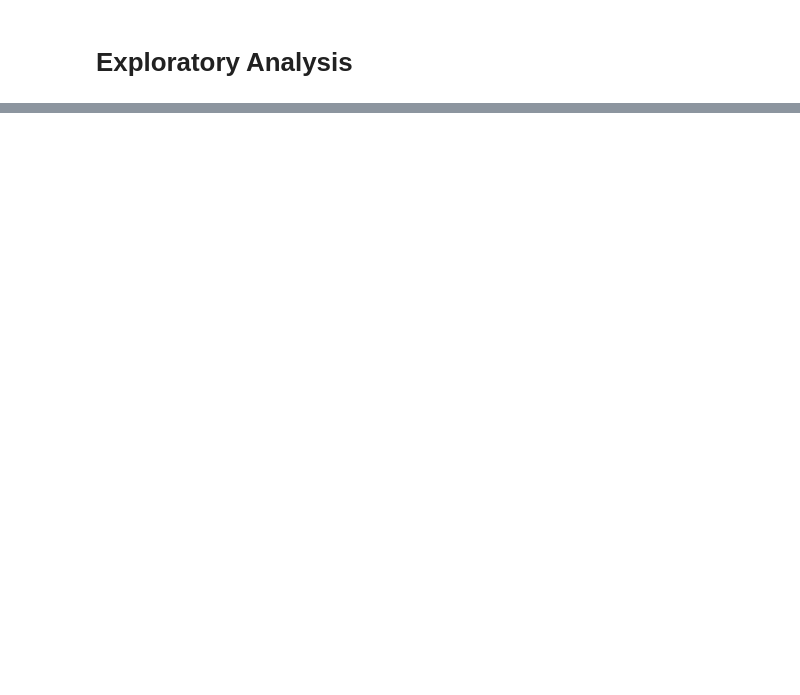
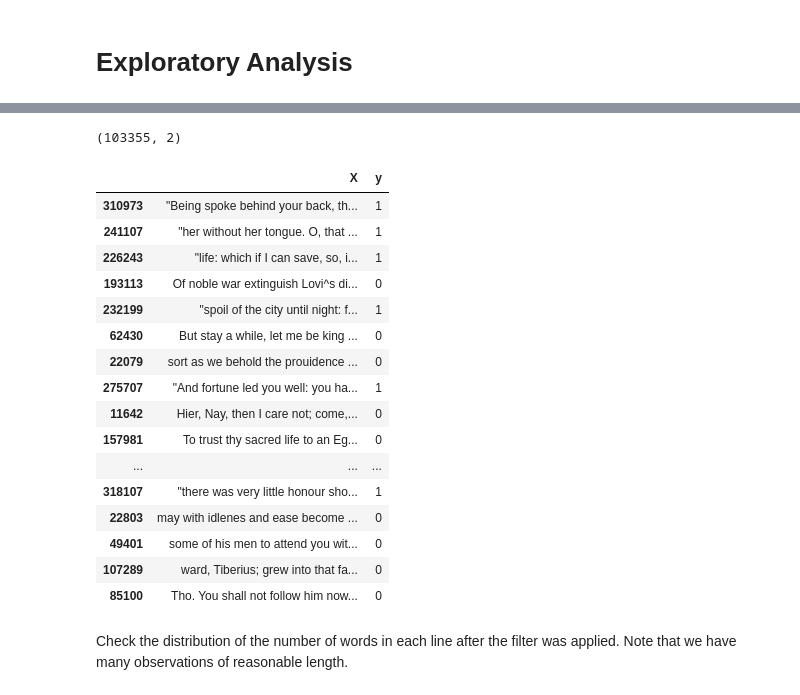
Before and after one commit to paulmattheww/Harvard-CS82-Advanced-ML, a Jupyter notebook: Assignments/HW6/CSCI E-82 HW6 Shakespeare.ipynb, the cells around one changed output, grey strips where cells are left out. Drawn from its saved outputs; the diff is of its cells as text; code cells hidden in the pictures; blank space fills up the shorter version.

```diff
--- a/Assignments/HW6/CSCI E-82 HW6 Shakespeare.ipynb
+++ b/Assignments/HW6/CSCI E-82 HW6 Shakespeare.ipynb
@@ -293,0 +647,6 @@ lines_clean
+# %%
+collections = list()
+for author, _ in urls.items():
+    print('Reading in plays for {}'.format(author))
+    with open(r'data/{}.txt'.format(author), 'r') as f:
+        collections.append(f.readlines())
@@ -293,0 +662,9 @@ lines_clean
+# %%
+# set up data
+# remove the admin text in files BY HAND
+print('Did you remove the credits from the text files, so that only plays are in the data?')
+flatten = lambda l: [item for sublist in l for item in sublist]
+not_shakespeare = flatten(collections)
+not_shakespeare = [str(s).split('\n') for s in not_shakespeare]
+not_shakespeare = flatten(collections)
+np.array(not_shakespeare)[:5]
@@ -293,0 +680,7 @@ lines_clean
+# %%
+lines = list()
+with open('data/alllines.txt') as f:
+    lines.append(f.readlines())
+
+lines = flatten(lines)
+lines[:5]
@@ -293,0 +695,8 @@ lines_clean
+# %%
+X, y = np.array(not_shakespeare), np.zeros(len(not_shakespeare))
+X, y = np.hstack([X, lines]), np.hstack([y, np.ones([len(lines)])])
+
+_df = pd.DataFrame({'X': X, 'y': y})
+_df.y = _df.y.astype(np.int8)
+_df = _df.sample(random_state=7, frac=1)
+_df.head(25)
@@ -293,0 +731,32 @@ lines_clean
+# %%
+# filter out (subjectively determined) noisy lines
+_df = _df.loc[_df.X != '\n']
+_df = _df.loc[~_df.X.str.contains('nan')]
+_df = _df.loc[~_df.X.str.contains('ACT')]
+_df = _df.loc[_df.X != 'p\n']
+_df = _df.loc[_df.X.str.split().str.len() > 8]
+
+print(_df.shape)
+
+_df.head(25)
+# %% [output]
+(103355, 2)
+|  | X | y |
+| 310973 | "Being spoke behind your back, th... | 1 |
+| 241107 | "her without her tongue. O, that ... | 1 |
+| 226243 | "life: which if I can save, so, i... | 1 |
+| 193113 | Of noble war extinguish Lovi^s di... | 0 |
+| 232199 | "spoil of the city until night: f... | 1 |
+| 62430 | But stay a while, let me be king ... | 0 |
+| 22079 | sort as we behold the prouidence ... | 0 |
+| 275707 | "And fortune led you well: you ha... | 1 |
+| 11642 | Hier, Nay, then I care not; come,... | 0 |
+| 157981 | To trust thy sacred life to an Eg... | 0 |
+| ... | ... | ... |
+| 318107 | "there was very little honour sho... | 1 |
+| 22803 | may with idlenes and ease become ... | 0 |
+| 49401 | some of his men to attend you wit... | 0 |
+| 107289 | ward, Tiberius; grew into that fa... | 0 |
+| 85100 | Tho. You shall not follow him now... | 0 |
+# %% [markdown]
+Check the distribution of the number of words in each line after the filter was applied.  Note that we have many  observations of reasonable length.
```
Also changed, not shown: parts of 76 cells of this notebook, 8 other files.
